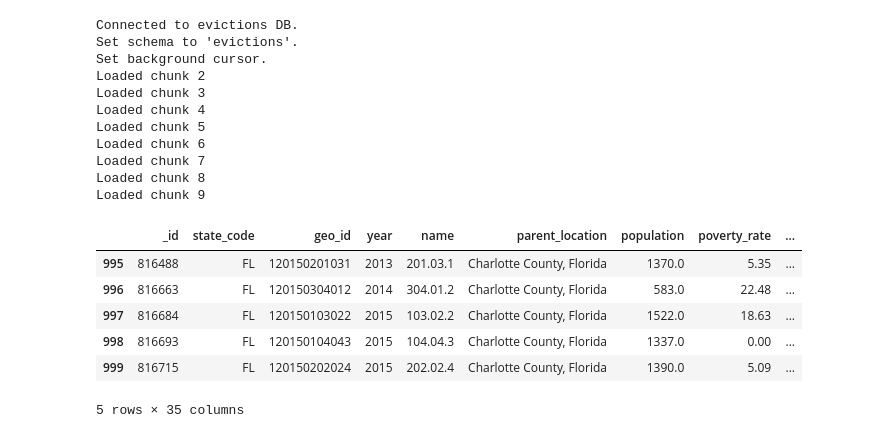
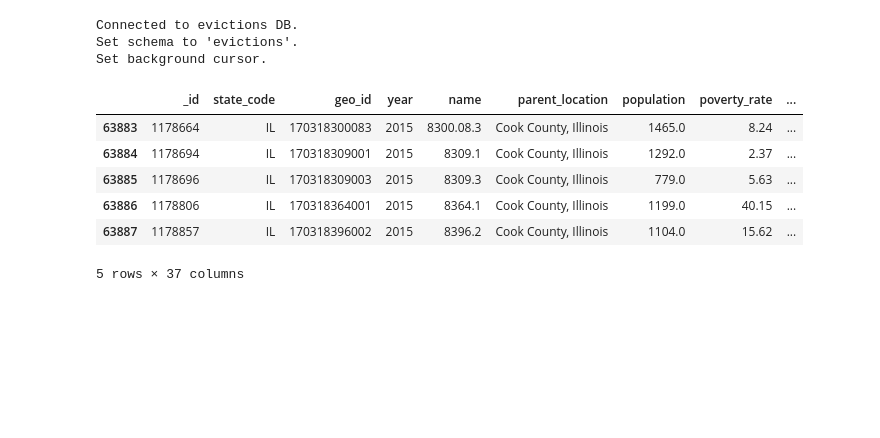
Before and after one commit to justincohler/evictions-learn, a Jupyter notebook: src/Evictions_Modeling.py.ipynb, the cells around one changed output. Saved outputs shown, nothing was run; the diff lists cells and outputs as text; code cells hidden in the pictures; blank space fills up the shorter version.

```diff
--- a/src/Evictions_Modeling.py.ipynb
+++ b/src/Evictions_Modeling.py.ipynb
@@ -4,31 +4,24 @@ import pandas as pd
 import numpy as np
 # %%
 pipeline = Pipeline()
-df = pipeline.load_chunk()
-for i in range(1,9):
-    df = df.append(pipeline.load_chunk())
-    print("Loaded chunk {}".format(i+1))
+df = pipeline.load_county_data('17031')
+#print("Loaded chunk 1")
+#for i in range(1,5):
+#    df = df.append(pipeline.load_chunk())
+#    print("Loaded chunk {}".format(i+1))
 
 df.tail()
 # %% [output]
 Connected to evictions DB.
 Set schema to 'evictions'.
 Set background cursor.
-Loaded chunk 2
-Loaded chunk 3
-Loaded chunk 4
-Loaded chunk 5
-Loaded chunk 6
-Loaded chunk 7
-Loaded chunk 8
-Loaded chunk 9
 |  | _id | state_code | geo_id | year | name | parent_location | population | poverty_rate | ... |
-| 995 | 816488 | FL | 120150201031 | 2013 | 201.03.1 | Charlotte County, Florida | 1370.0 | 5.35 | ... |
-| 996 | 816663 | FL | 120150304012 | 2014 | 304.01.2 | Charlotte County, Florida | 583.0 | 22.48 | ... |
-| 997 | 816684 | FL | 120150103022 | 2015 | 103.02.2 | Charlotte County, Florida | 1522.0 | 18.63 | ... |
-| 998 | 816693 | FL | 120150104043 | 2015 | 104.04.3 | Charlotte County, Florida | 1337.0 | 0.00 | ... |
-| 999 | 816715 | FL | 120150202024 | 2015 | 202.02.4 | Charlotte County, Florida | 1390.0 | 5.09 | ... |
+| 63883 | 1178664 | IL | 170318300083 | 2015 | 8300.08.3 | Cook County, Illinois | 1465.0 | 8.24 | ... |
+| 63884 | 1178694 | IL | 170318309001 | 2015 | 8309.1 | Cook County, Illinois | 1292.0 | 2.37 | ... |
+| 63885 | 1178696 | IL | 170318309003 | 2015 | 8309.3 | Cook County, Illinois | 779.0 | 5.63 | ... |
+| 63886 | 1178806 | IL | 170318364001 | 2015 | 8364.1 | Cook County, Illinois | 1199.0 | 40.15 | ... |
+| 63887 | 1178857 | IL | 170318396002 | 2015 | 8396.2 | Cook County, Illinois | 1104.0 | 15.62 | ... |
-5 rows × 35 columns
+5 rows × 37 columns
 # %%
 
 # define models to run
```
Also changed, not shown: parts of 1 cell of this notebook, 3 other files.
